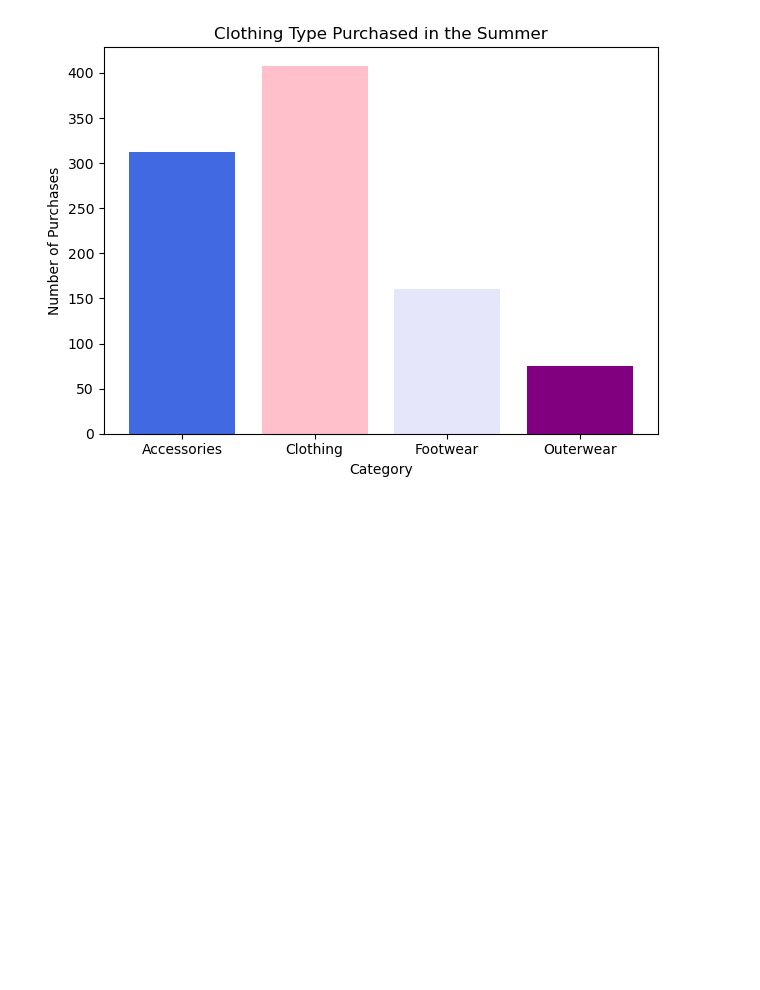
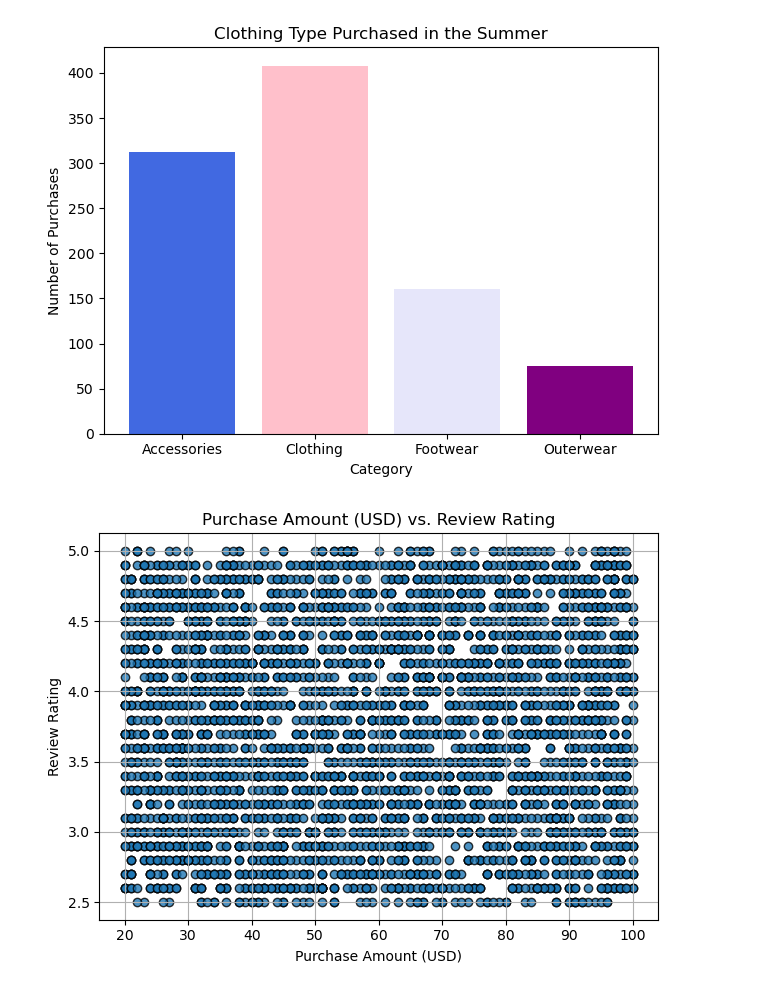
Before and after one commit to mhursh1231/Project-1, a Jupyter notebook: Mia_Notebook.ipynb, the cells around one changed output. Drawn from its saved outputs; the diff is of its cells as text; code cells hidden in the pictures; blank space fills up the shorter version.

```diff
--- a/Mia_Notebook.ipynb
+++ b/Mia_Notebook.ipynb
@@ -640,3 +640,18 @@ plt.tight_layout()
 plt.show()
 # %% [output]
 [figure]
+# %%
+## Is there a relationship between review rating and purchase amount? ##
+
+# Build the scatterplot for product rating and purchase amount
+plt.scatter(organized_df["Purchase Amount (USD)"], organized_df["Review Rating"], alpha=.8, edgecolors="k")
+
+# Incorporate the other graph properties
+plt.xlabel("Purchase Amount (USD)")
+plt.ylabel("Review Rating")
+plt.title("Purchase Amount (USD) vs. Review Rating")
+plt.grid(True)
+plt.tight_layout()
+plt.show()
+# %% [output]
+[figure, added]
```
Also changed, not shown: parts of 3 cells of this notebook.
